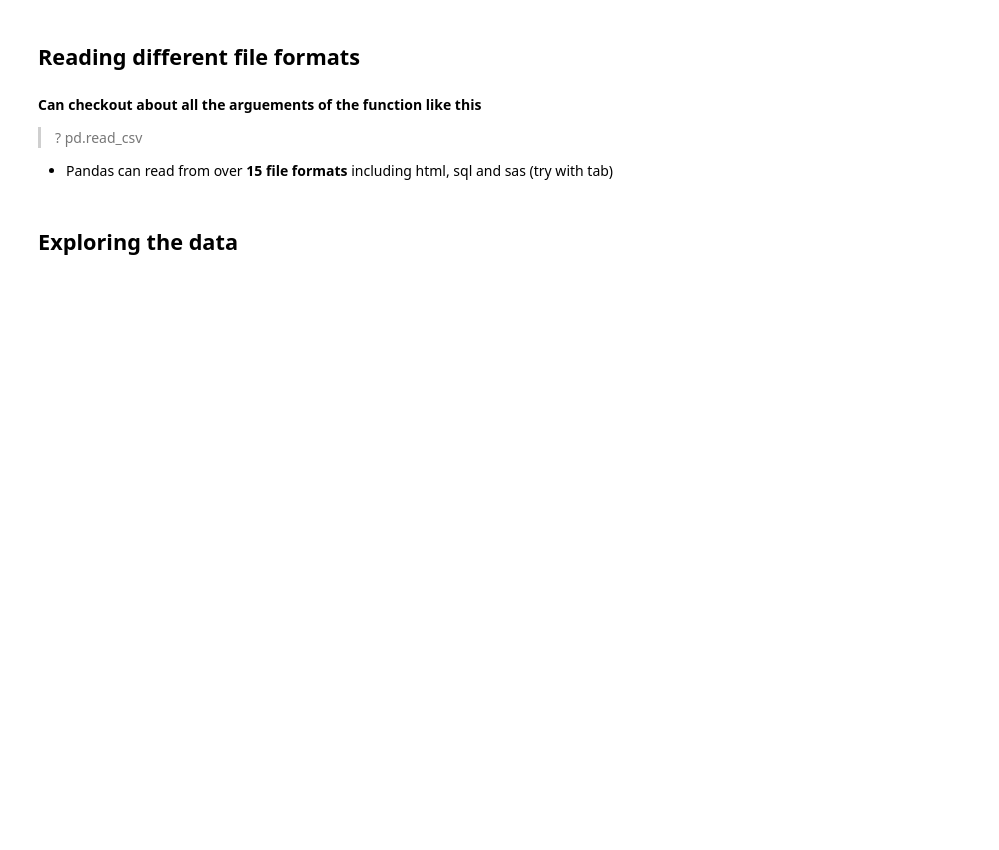
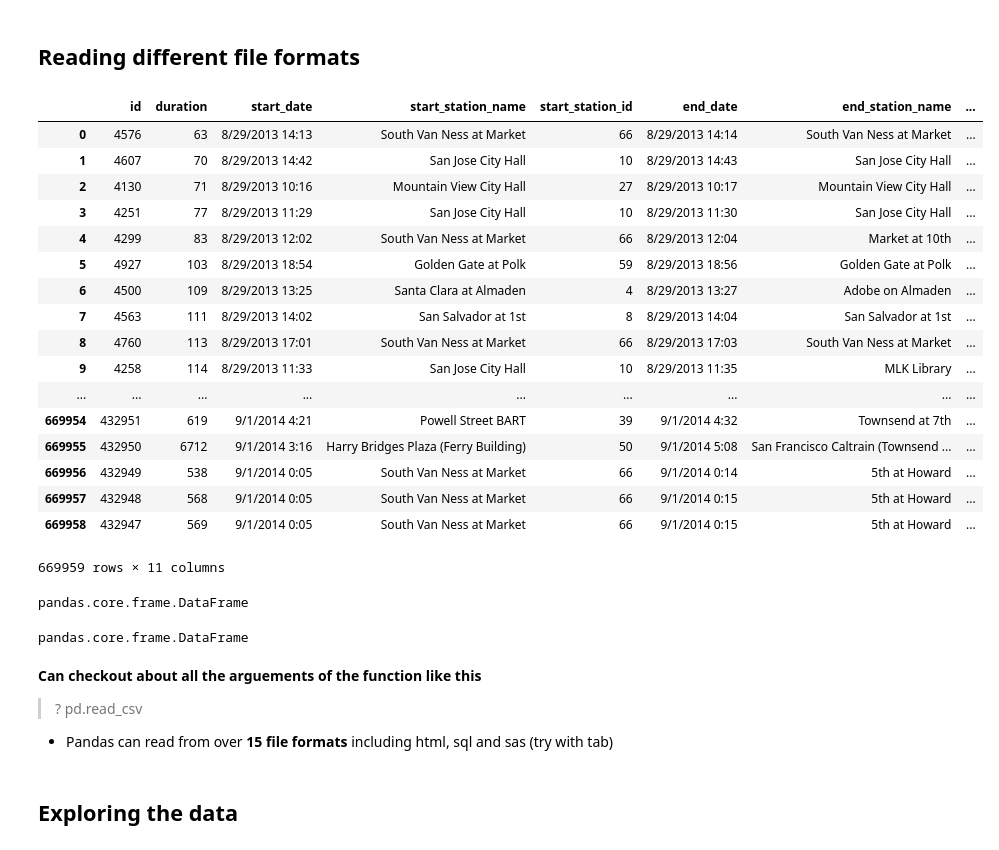
Before and after one commit to raghothams/scaling-pandas, a Jupyter notebook: 01 Basics - File Reads.ipynb, the cells around one changed output. Drawn from its saved outputs; the diff is of its cells as text; code cells hidden in the pictures; blank space fills up the shorter version.

Commit message:
redo the old file with new data set and few more questions in exercises

```diff
--- a/01 Basics - File Reads.ipynb
+++ b/01 Basics - File Reads.ipynb
@@ -7,4 +9,4 @@ import pandas as pd
 # %% [markdown]
 ## Reading different file formats
 # %%
-afg_data = pd.read_csv("../datasets/food prices dataset.csv" )
+trips_data = pd.read_csv("datasets/biketrip.csv")
@@ -13,3 +13,26 @@ afg_data
+# %%
+trips_data
+# %% [output]
+|  | id | duration | start_date | start_station_name | start_station_id | end_date | end_station_name | ... |
+| 0 | 4576 | 63 | 8/29/2013 14:13 | South Van Ness at Market | 66 | 8/29/2013 14:14 | South Van Ness at Market | ... |
+| 1 | 4607 | 70 | 8/29/2013 14:42 | San Jose City Hall | 10 | 8/29/2013 14:43 | San Jose City Hall | ... |
+| 2 | 4130 | 71 | 8/29/2013 10:16 | Mountain View City Hall | 27 | 8/29/2013 10:17 | Mountain View City Hall | ... |
+| 3 | 4251 | 77 | 8/29/2013 11:29 | San Jose City Hall | 10 | 8/29/2013 11:30 | San Jose City Hall | ... |
+| 4 | 4299 | 83 | 8/29/2013 12:02 | South Van Ness at Market | 66 | 8/29/2013 12:04 | Market at 10th | ... |
+| 5 | 4927 | 103 | 8/29/2013 18:54 | Golden Gate at Polk | 59 | 8/29/2013 18:56 | Golden Gate at Polk | ... |
+| 6 | 4500 | 109 | 8/29/2013 13:25 | Santa Clara at Almaden | 4 | 8/29/2013 13:27 | Adobe on Almaden | ... |
+| 7 | 4563 | 111 | 8/29/2013 14:02 | San Salvador at 1st | 8 | 8/29/2013 14:04 | San Salvador at 1st | ... |
+| 8 | 4760 | 113 | 8/29/2013 17:01 | South Van Ness at Market | 66 | 8/29/2013 17:03 | South Van Ness at Market | ... |
+| 9 | 4258 | 114 | 8/29/2013 11:33 | San Jose City Hall | 10 | 8/29/2013 11:35 | MLK Library | ... |
+| ... | ... | ... | ... | ... | ... | ... | ... | ... |
+| 669954 | 432951 | 619 | 9/1/2014 4:21 | Powell Street BART | 39 | 9/1/2014 4:32 | Townsend at 7th | ... |
+| 669955 | 432950 | 6712 | 9/1/2014 3:16 | Harry Bridges Plaza (Ferry Building) | 50 | 9/1/2014 5:08 | San Francisco Caltrain (Townsend ... | ... |
+| 669956 | 432949 | 538 | 9/1/2014 0:05 | South Van Ness at Market | 66 | 9/1/2014 0:14 | 5th at Howard | ... |
+| 669957 | 432948 | 568 | 9/1/2014 0:05 | South Van Ness at Market | 66 | 9/1/2014 0:15 | 5th at Howard | ... |
+| 669958 | 432947 | 569 | 9/1/2014 0:05 | South Van Ness at Market | 66 | 9/1/2014 0:15 | 5th at Howard | ... |
+669959 rows × 11 columns
 # %%
-type(afg_data)
+type(trips_data)
+# %% [output]
+pandas.core.frame.DataFrame
 # %%
@@ -17,5 +40,7 @@ bng_data = pd.read_json("../datasets/food prices dataset.json", orient = 'split'
 # %%
-type(bng_data)
+type(top_trips_data)
+# %% [output]
+pandas.core.frame.DataFrame
 # %% [markdown]
 **Can checkout about all the arguements of the function like this**
 > ? pd.read_csv
```
Also changed, not shown: parts of 23 cells of this notebook, 9 other files.
